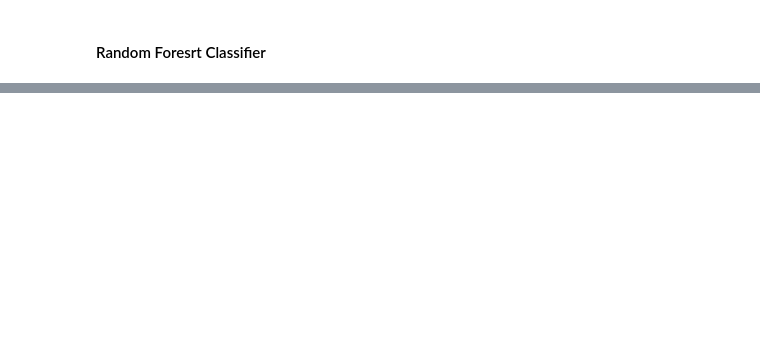
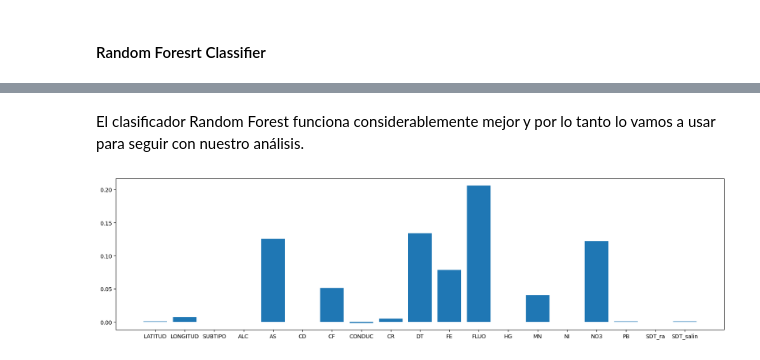
Before and after one commit to PosgradoMNA/actividades-del-projecto-96, a Jupyter notebook: Reto/Reto_calidad_agua_2Jose.ipynb, the cells around one changed output, grey strips where cells are left out. Cells and saved outputs as stored; diff of their text form; code cells hidden in the pictures; blank space fills up the shorter version.

```diff
--- a/Reto/Reto_calidad_agua_2Jose.ipynb
+++ b/Reto/Reto_calidad_agua_2Jose.ipynb
@@ -163,7 +171,7 @@ modelo = DecisionTreeClassifier()
 
 parameters = {
 'criterion' : ['gini', 'entropy'],
-'max_depth':range(1,10),
+'max_depth':range(1,6),
 'min_samples_split':range(2,10),
 'min_samples_leaf':range(1,10),
 }
@@ -177,8 +185,7 @@ gridFinal=  GridSearchCV (estimator =  modelo,
 
 #El fit es como feed, para alimentar con los datos de entrada y de salida
 
-gridFinal.fit(X, Y)
-#Tanto best score, como best params, son metodos especfificos predefinidos de las librerias
-print(gridFinal.best_score_)
+gridFinal.fit(X, Y['SEMAFORO'])
+# Enconrramos los mejores parámetros
 print(gridFinal.best_params_)
 # %% [output]
@@ -244,0 +219,21 @@ Métrica recall: 0.981
+# %%
+# ya que encontramos los mejores parámetros, vamos a ver como se comportan al momento de entrenarlos y probarlos con los sets correndientes
+Tree = DecisionTreeClassifier(criterion='gini', max_depth=5, min_samples_leaf=2, min_samples_split=7)
+Tree.fit(Xtrain,Ytrain['SEMAFORO'])
+YhatTree = Tree.predict(Xtest)
+print('---------Recall Tree--------------')
+print(recall_score(Ytest,YhatTree, average='weighted'))
+print('---------Precision Tree--------------')
+print(precision_score(Ytest,YhatTree, average='weighted'))
+print('---------F1 Score Tree--------------')
+print(f1_score(Ytest,YhatTree, average='weighted'))
+print('-------------------------------')
+Forest = RandomForestClassifier(criterion='entropy', max_depth=5, min_samples_leaf=1, min_samples_split=5)
+Forest.fit(Xtrain,Ytrain['SEMAFORO'])
+YhatForest = Forest.predict(Xtest)
+print('---------Recall Forest--------------')
+print(recall_score(Ytest,YhatForest, average='weighted'))
+print('---------Precision Forest--------------')
+print(precision_score(Ytest,YhatForest, average='weighted'))
+print('---------F1 Score Forest--------------')
+print(f1_score(Ytest,YhatForest, average='weighted'))
@@ -244,0 +254,14 @@ Métrica recall: 0.981
+# %% [markdown]
+El clasificador Random Forest funciona considerablemente mejor y por lo tanto lo vamos a usar para seguir con nuestro análisis.
+# %%
+importance = permutation_importance(Forest, Xtest, Ytest['SEMAFORO'], n_repeats=10)
+
+#for feature,v in zip(X.columns,importance['importances_mean']):
+#	print('Feature: %s, Score: %.5f' % (feature,v))
+
+#GRAFICAMOS
+plt.figure(figsize=(20,5))
+plt.bar(X.columns, importance['importances_mean'])
+plt.show()
+# %% [output]
+[figure, added]
```
Also changed, not shown: parts of 13 cells of this notebook.
